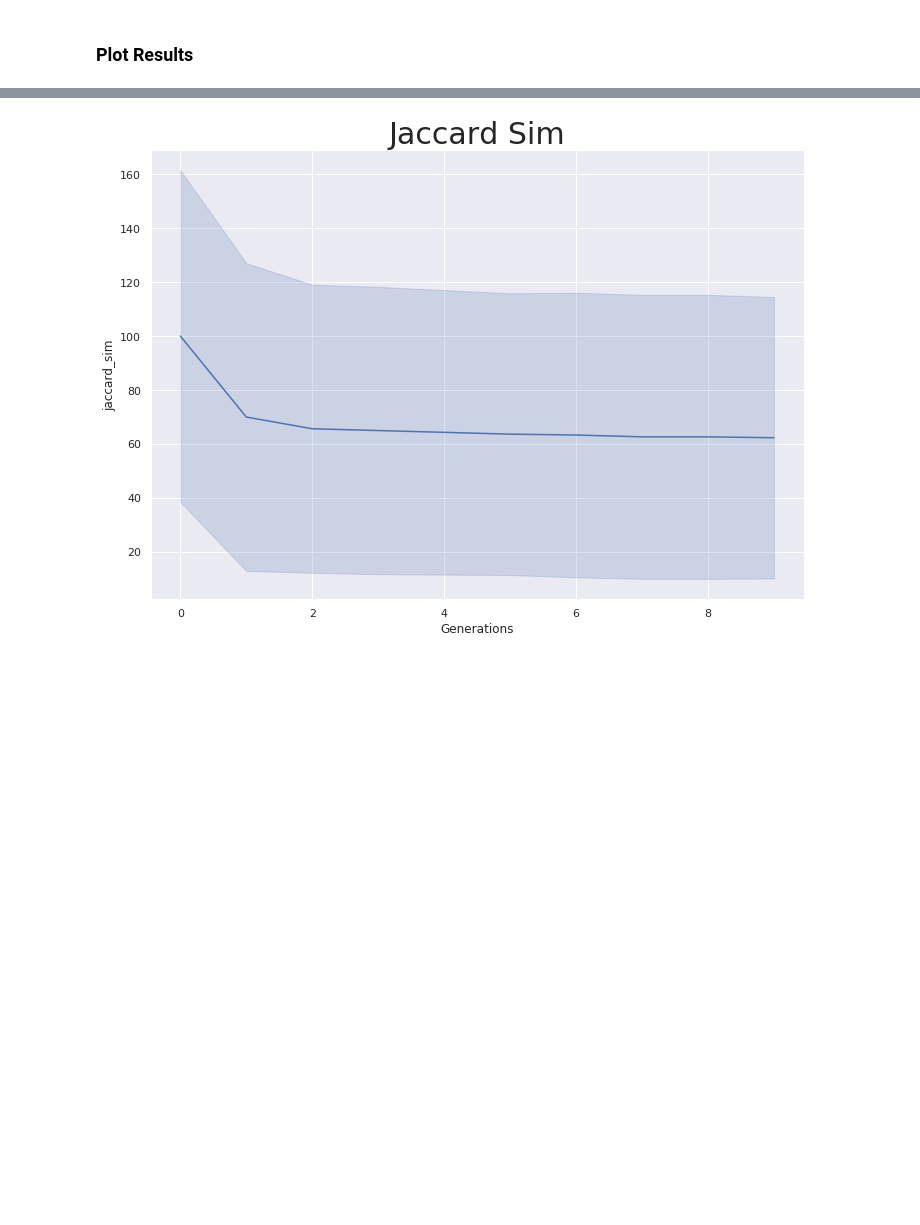
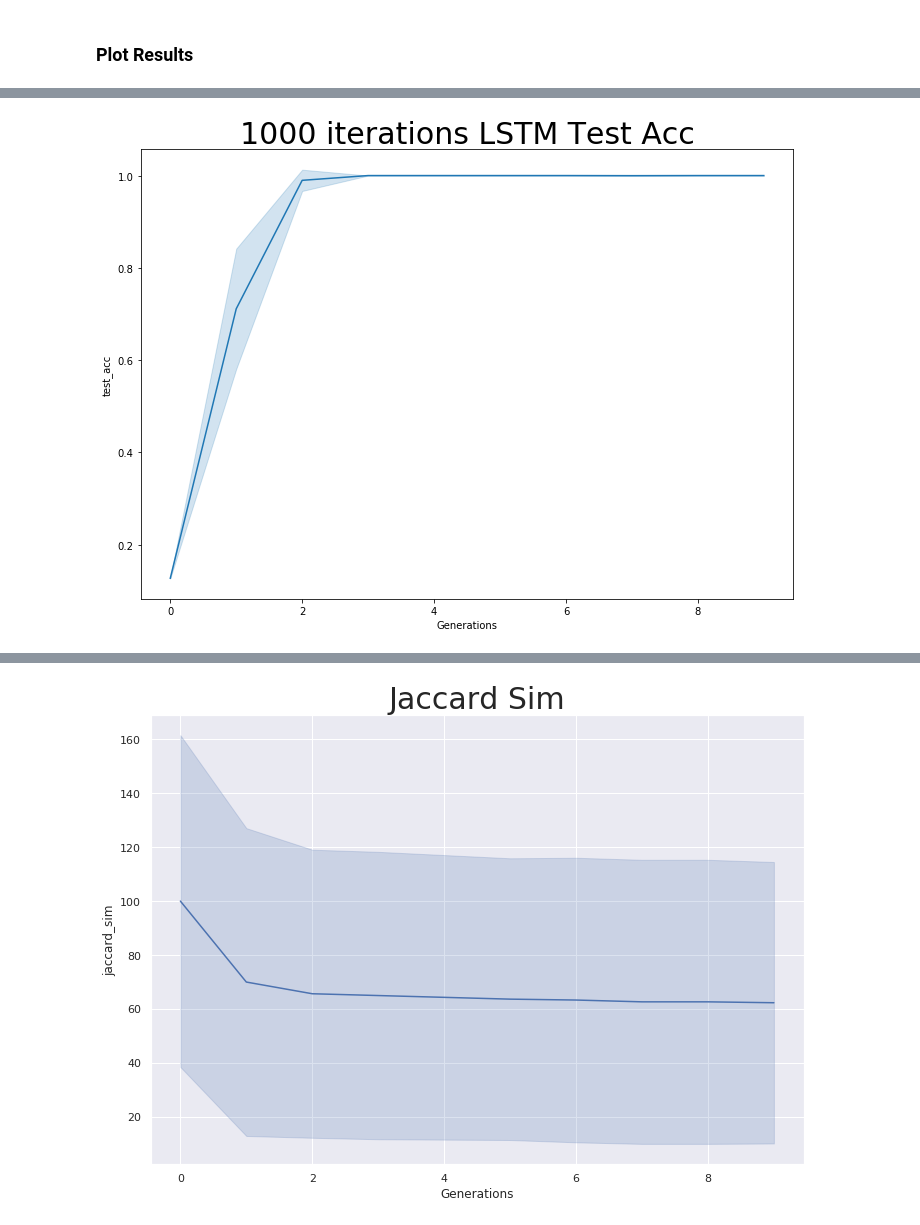
Before and after one commit to gautierdag/cultural-magnification, a Jupyter notebook: main.ipynb, the cells around one changed output, grey strips where cells are left out. Cells and saved outputs as stored; diff of their text form; code cells hidden in the pictures; blank space fills up the shorter version.

```diff
--- a/main.ipynb
+++ b/main.ipynb
@@ -91,0 +123,4 @@ plot_metric(metrics, metric='test_acc')
+# %%
+plot_metric(metrics_lstm, metric='test_acc', title="1000 iterations LSTM Test Acc")
+# %% [output]
+[figure, added]
```
Also changed, not shown: parts of 11 cells of this notebook, 4 other files.
